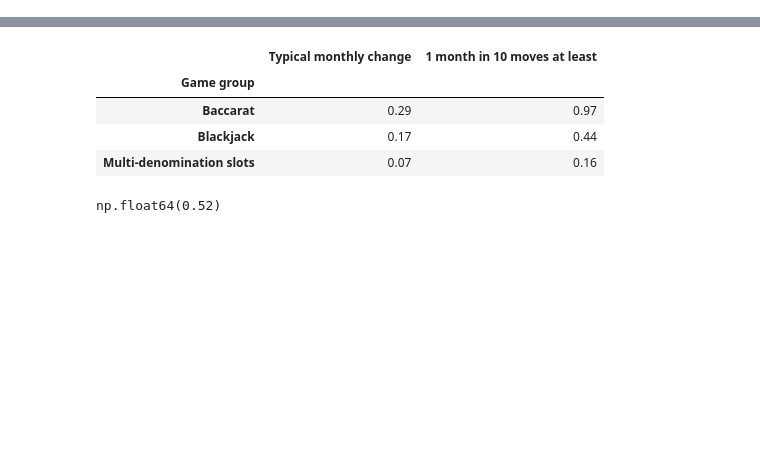
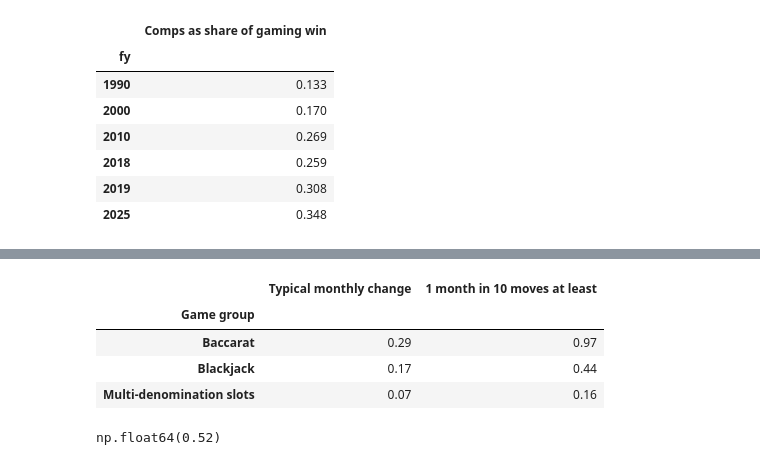
Before and after one commit to mckeeander/mckeeander.github.io, a Jupyter notebook: projects/vegas-gaming/notebooks/vegas_analysis.ipynb, the cells around one changed output, grey strips where cells are left out. Saved outputs shown, nothing was run; the diff lists cells and outputs as text; code cells hidden in the pictures; blank space fills up the shorter version.

```diff
--- a/projects/vegas-gaming/notebooks/vegas_analysis.ipynb
+++ b/projects/vegas-gaming/notebooks/vegas_analysis.ipynb
@@ -273,0 +172,15 @@ Baccarat is played for very high stakes by a small number of players. The house'
+# %%
+comps = q("""
+    SELECT fy, round(comps_share_of_win, 3) AS "Comps as share of gaming win"
+    FROM v_strip_departments WHERE fy IN (1990, 2000, 2010, 2018, 2019, 2025) ORDER BY fy
+""").set_index("fy")
+comps
+# %% [output]
+|  | Comps as share of gaming win |
+| fy |  |
+| 1990 | 0.133 |
+| 2000 | 0.170 |
+| 2010 | 0.269 |
+| 2018 | 0.259 |
+| 2019 | 0.308 |
+| 2025 | 0.348 |
```
Also changed, not shown: parts of 65 cells of this notebook, 1 other file.
